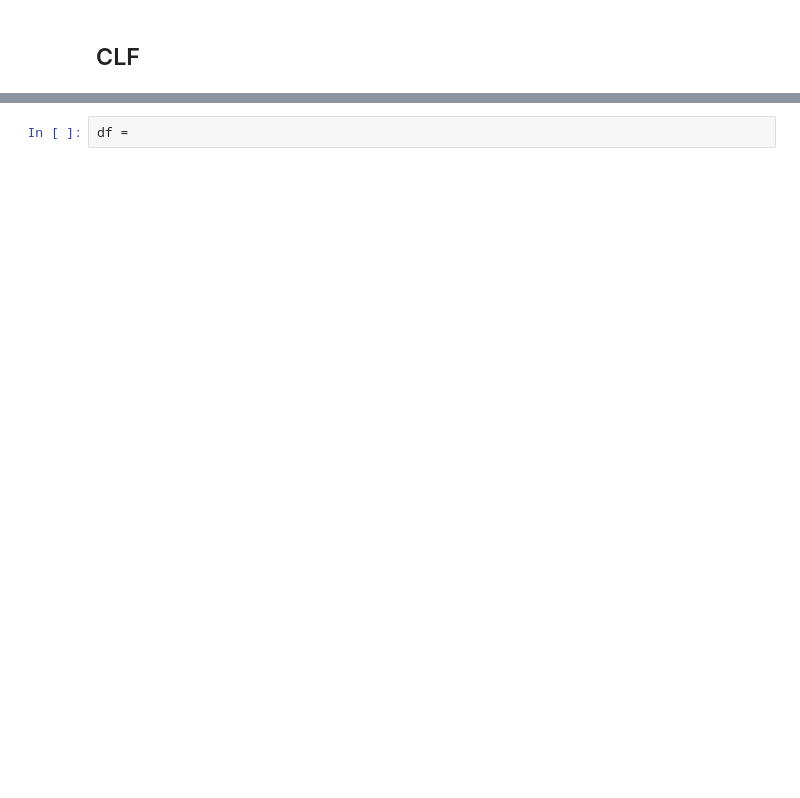
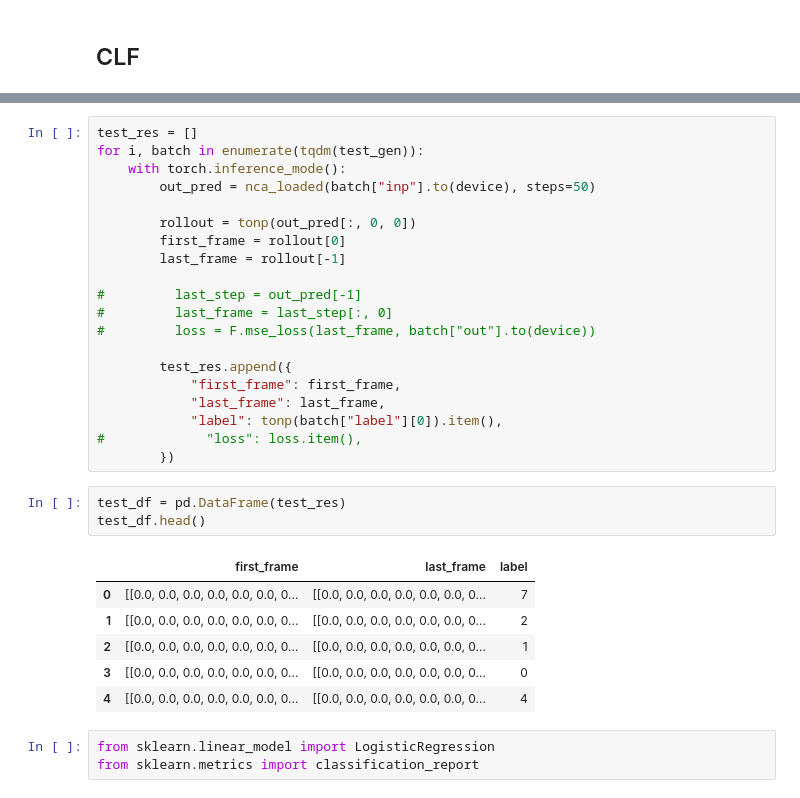
Before and after one commit to ichko/nca, a Jupyter notebook: nca_clf/train-canon.ipynb, the cells around one changed output, grey strips where cells are left out. Drawn from its saved outputs; the diff is of its cells as text; blank space fills up the shorter version.

```diff
--- a/nca_clf/train-canon.ipynb
+++ b/nca_clf/train-canon.ipynb
@@ -326,2 +329,33 @@ with torch.inference_mode():
+# %%
+test_res = []
+for i, batch in enumerate(tqdm(test_gen)):
+    with torch.inference_mode():
+        out_pred = nca_loaded(batch["inp"].to(device), steps=50)
+
+        rollout = tonp(out_pred[:, 0, 0])
+        first_frame = rollout[0]
+        last_frame = rollout[-1]
+
+#         last_step = out_pred[-1]
+#         last_frame = last_step[:, 0]
+#         loss = F.mse_loss(last_frame, batch["out"].to(device))
+
+        test_res.append({
+            "first_frame": first_frame,
+            "last_frame": last_frame,
+            "label": tonp(batch["label"][0]).item(),
+#             "loss": loss.item(),
+        })
 # %%
-df =
+test_df = pd.DataFrame(test_res)
+test_df.head()
+# %% [output]
+|  | first_frame | last_frame | label |
+| 0 | [[0.0, 0.0, 0.0, 0.0, 0.0, 0.0, 0... | [[0.0, 0.0, 0.0, 0.0, 0.0, 0.0, 0... | 7 |
+| 1 | [[0.0, 0.0, 0.0, 0.0, 0.0, 0.0, 0... | [[0.0, 0.0, 0.0, 0.0, 0.0, 0.0, 0... | 2 |
+| 2 | [[0.0, 0.0, 0.0, 0.0, 0.0, 0.0, 0... | [[0.0, 0.0, 0.0, 0.0, 0.0, 0.0, 0... | 1 |
+| 3 | [[0.0, 0.0, 0.0, 0.0, 0.0, 0.0, 0... | [[0.0, 0.0, 0.0, 0.0, 0.0, 0.0, 0... | 0 |
+| 4 | [[0.0, 0.0, 0.0, 0.0, 0.0, 0.0, 0... | [[0.0, 0.0, 0.0, 0.0, 0.0, 0.0, 0... | 4 |
+# %%
+from sklearn.linear_model import LogisticRegression
+from sklearn.metrics import classification_report
```
Also changed, not shown: parts of 24 cells of this notebook.
